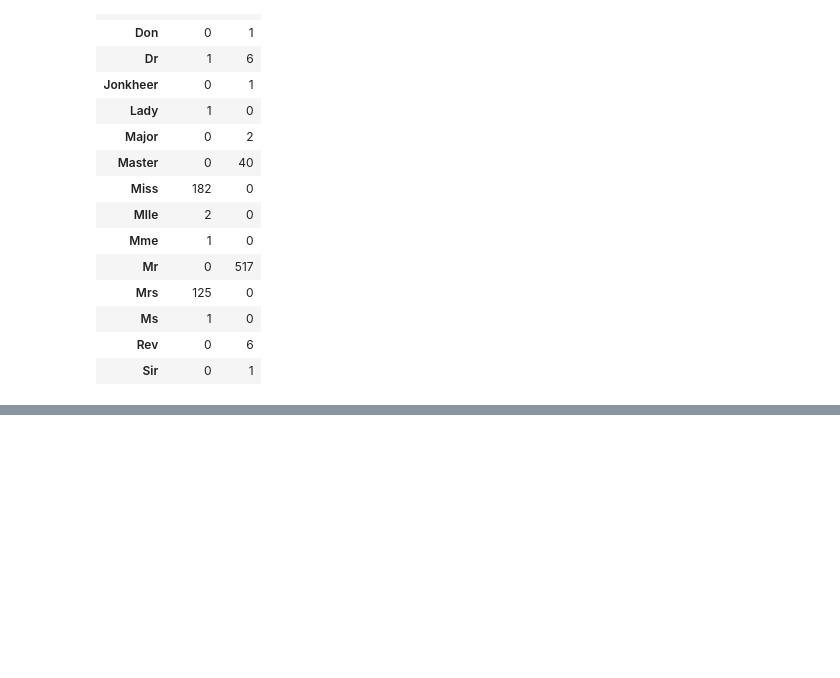
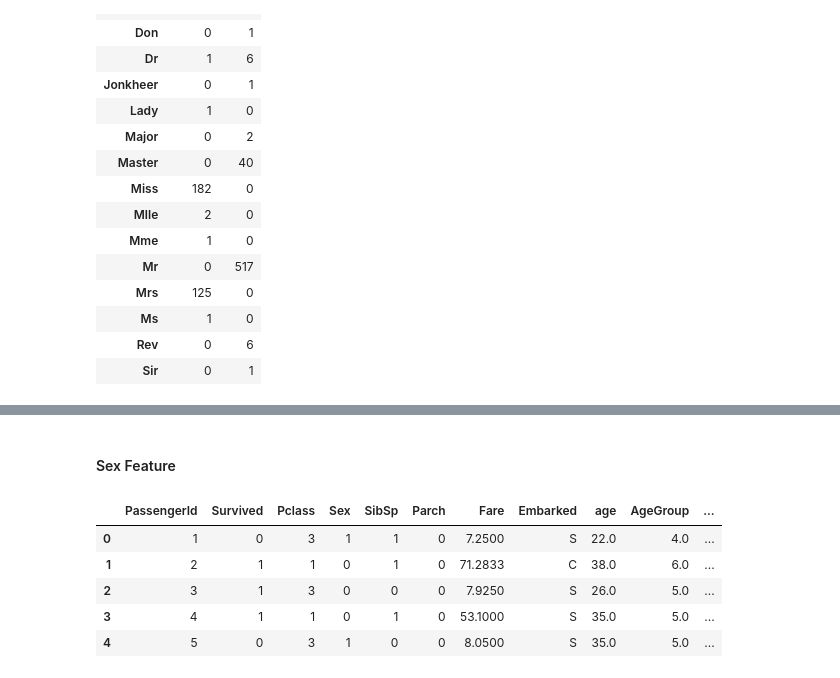
Before and after one commit to Nameless8243/Kaggle_learn, a Jupyter notebook: notebookfbe66c2298.ipynb, the cells around one changed output, grey strips where cells are left out. Saved outputs shown, nothing was run; the diff lists cells and outputs as text; code cells hidden in the pictures; blank space fills up the shorter version.

```diff
--- a/notebookfbe66c2298.ipynb
+++ b/notebookfbe66c2298.ipynb
@@ -333,0 +370,13 @@ pd.crosstab(train["Title"], train["Sex"])
+# %%
+mr_age = train[train["Title"] == 1]["AgeGroup"].mode()     # Young Adult
+miss_age = train[train["Title"] == 2]["AgeGroup"].mode()   # Student
+mrs_age = train[train["Title"] == 3]["AgeGroup"].mode()    # Adult
+master_age = train[train["Title"] == 4]["AgeGroup"].mode() # Baby
+royal_age = train[train["Title"] == 5]["AgeGroup"].mode()  # Adult
+rare_age = train[train["Title"] == 6]["AgeGroup"].mode()   # Adult
+
+age_title_mapping = {1: "Young Adult", 2: "Student", 3: "Adult", 4: "Baby", 5: "Adult", 6: "Adult"}
+
+
+train = train.fillna({"Age": train["Title"].map(age_title_mapping)})
+test = test.fillna({"Age": test["Title"].map(age_title_mapping)})
@@ -333,0 +385,11 @@ pd.crosstab(train["Title"], train["Sex"])
+# %%
+# Map each Age value to a numerical value
+age_mapping = {'Baby': 1, 'Child': 2, 'Teenager': 3, 'Student': 4, 'Young Adult': 5, 'Adult': 6, 'Senior': 7}
+train['AgeGroup'] = train['AgeGroup'].map(age_mapping)
+test['AgeGroup'] = test['AgeGroup'].map(age_mapping)
+
+train.head()
+
+# Dropping the Age feature for now, might change
+train = train.drop(['Age'], axis = 1)
+test = test.drop(['Age'], axis = 1)
@@ -333,0 +399,20 @@ pd.crosstab(train["Title"], train["Sex"])
+# %%
+# Drop the name feature since it contains no more useful information.
+train = train.drop(["Name"], axis = 1)
+test = test.drop(["Name"], axis = 1)
+# %% [markdown]
+#### Sex Feature
+# %%
+# Map each Sex value to a numerical value
+sex_mapping = {"female": 0, "male": 1}
+train["Sex"] = train["Sex"].map(sex_mapping)
+test["Sex"] = test["Sex"].map(sex_mapping)
+
+train.head()
+# %% [output]
+|  | PassengerId | Survived | Pclass | Sex | SibSp | Parch | Fare | Embarked | age | AgeGroup | ... |
+| 0 | 1 | 0 | 3 | 1 | 1 | 0 | 7.2500 | S | 22.0 | 4.0 | ... |
+| 1 | 2 | 1 | 1 | 0 | 1 | 0 | 71.2833 | C | 38.0 | 6.0 | ... |
+| 2 | 3 | 1 | 3 | 0 | 0 | 0 | 7.9250 | S | 26.0 | 5.0 | ... |
+| 3 | 4 | 1 | 1 | 0 | 1 | 0 | 53.1000 | S | 35.0 | 5.0 | ... |
+| 4 | 5 | 0 | 3 | 1 | 0 | 0 | 8.0500 | S | 35.0 | 5.0 | ... |
```
Also changed, not shown: parts of 12 cells of this notebook.
